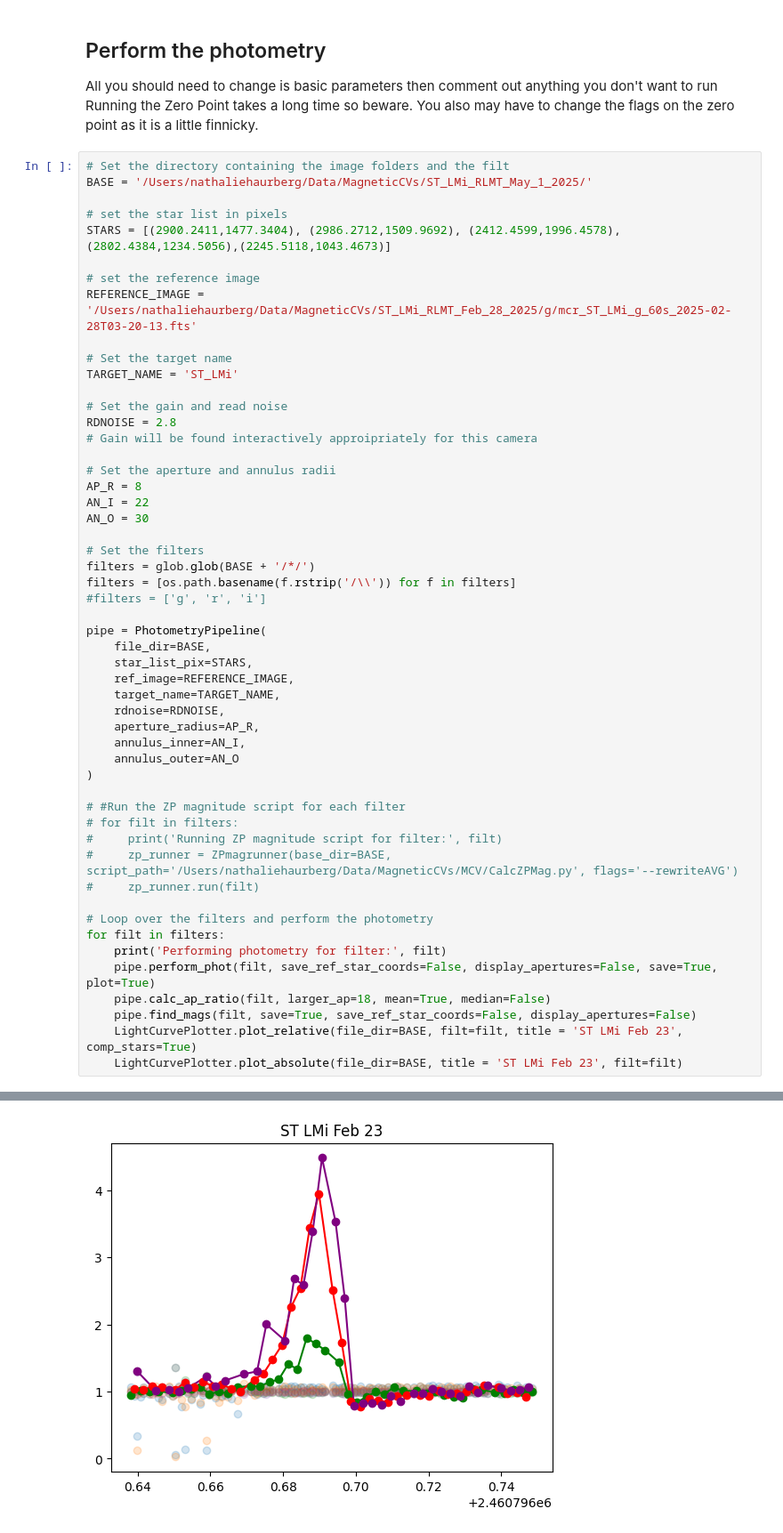
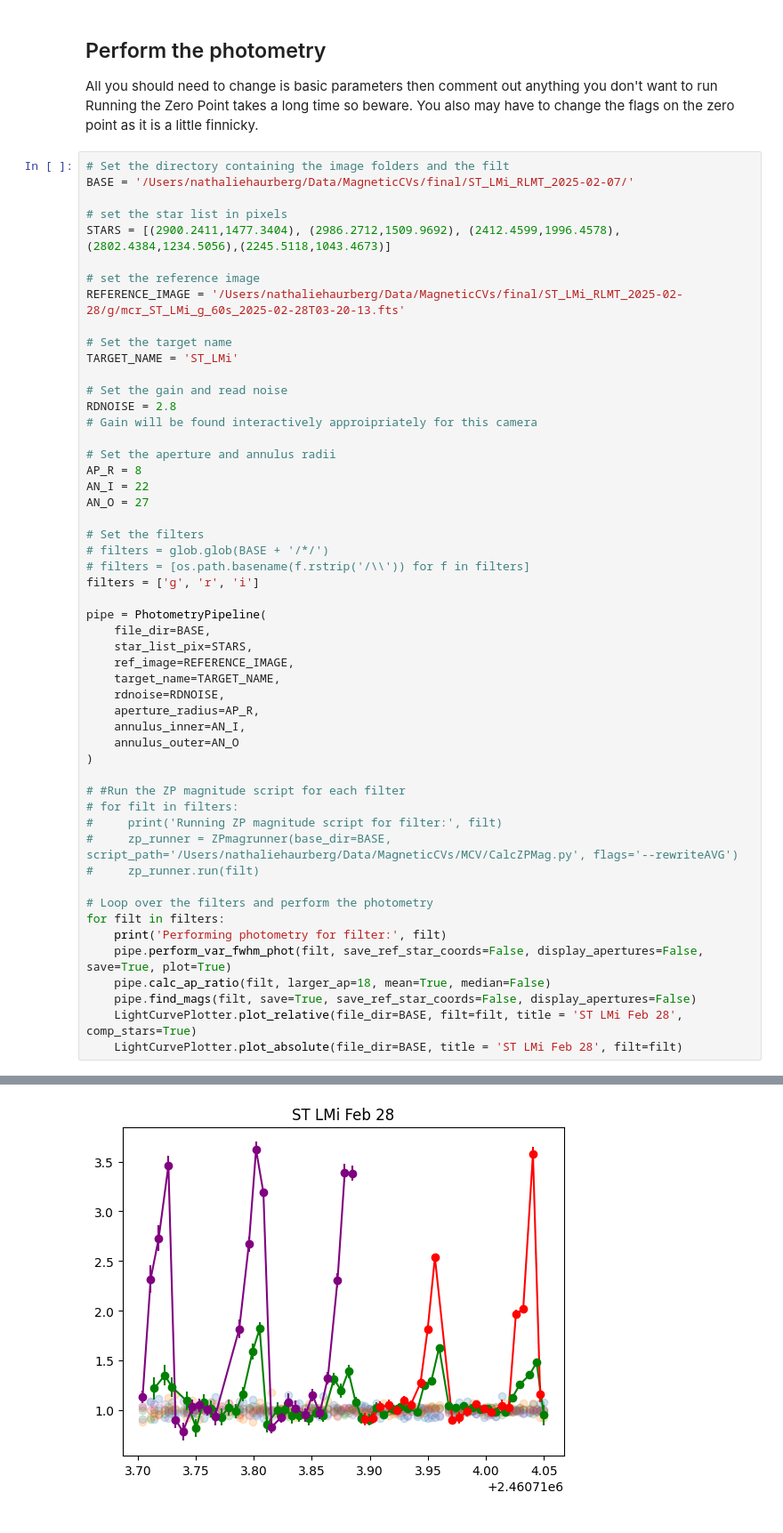
Before and after one commit to astronathalie/MCV, a Jupyter notebook: photstars.ipynb, the cells around one changed output, grey strips where cells are left out. Shown at 89% size. Saved outputs shown, nothing was run; the diff lists cells and outputs as text.

Commit message:
Updated to do the variable FWHM photometry better

```diff
--- a/photstars.ipynb
+++ b/photstars.ipynb
@@ -1248,13 +1271,13 @@ Running the Zero Point takes a long time so beware.
 You also may have to change the flags on the zero point as it is a little finnicky.
 # %%
 # Set the directory containing the image folders and the filt
-BASE = '/Users/nathaliehaurberg/Data/MagneticCVs/ST_LMi_RLMT_May_1_2025/'
+BASE = '/Users/nathaliehaurberg/Data/MagneticCVs/final/ST_LMi_RLMT_2025-02-07/'
 
 # set the star list in pixels
 STARS = [(2900.2411,1477.3404), (2986.2712,1509.9692), (2412.4599,1996.4578), (2802.4384,1234.5056),(2245.5118,1043.4673)]
 
 # set the reference image
-REFERENCE_IMAGE = '/Users/nathaliehaurberg/Data/MagneticCVs/ST_LMi_RLMT_Feb_28_2025/g/mcr_ST_LMi_g_60s_2025-02-28T03-20-13.fts'
+REFERENCE_IMAGE = '/Users/nathaliehaurberg/Data/MagneticCVs/final/ST_LMi_RLMT_2025-02-28/g/mcr_ST_LMi_g_60s_2025-02-28T03-20-13.fts'
 
 # Set the target name
 TARGET_NAME = 'ST_LMi'
@@ -1266,12 +1289,12 @@ RDNOISE = 2.8
 # Set the aperture and annulus radii
 AP_R = 8
 AN_I = 22
-AN_O = 30
+AN_O = 27
 
 # Set the filters
-filters = glob.glob(BASE + '/*/')
-filters = [os.path.basename(f.rstrip('/\\')) for f in filters]
-#filters = ['g', 'r', 'i']
+# filters = glob.glob(BASE + '/*/')
+# filters = [os.path.basename(f.rstrip('/\\')) for f in filters]
+filters = ['g', 'r', 'i']
 
 pipe = PhotometryPipeline(
     file_dir=BASE,
@@ -1293,9 +1316,9 @@ pipe = PhotometryPipeline(
 # Loop over the filters and perform the photometry
 for filt in filters:
     print('Performing photometry for filter:', filt)
-    pipe.perform_phot(filt, save_ref_star_coords=False, display_apertures=False, save=True, plot=True)
+    pipe.perform_var_fwhm_phot(filt, save_ref_star_coords=False, display_apertures=False, save=True, plot=True)
     pipe.calc_ap_ratio(filt, larger_ap=18, mean=True, median=False)
     pipe.find_mags(filt, save=True, save_ref_star_coords=False, display_apertures=False)
-    LightCurvePlotter.plot_relative(file_dir=BASE, filt=filt, title = 'ST LMi Feb 23', comp_stars=True)
-    LightCurvePlotter.plot_absolute(file_dir=BASE, title = 'ST LMi Feb 23', filt=filt)
+    LightCurvePlotter.plot_relative(file_dir=BASE, filt=filt, title = 'ST LMi Feb 28', comp_stars=True)
+    LightCurvePlotter.plot_absolute(file_dir=BASE, title = 'ST LMi Feb 28', filt=filt)
 # %% [output]
@@ -1318 +1344 @@ Using filters: r
-[figure, old version]
+[figure, new version]
```
Also changed, not shown: parts of 2 cells of this notebook.
